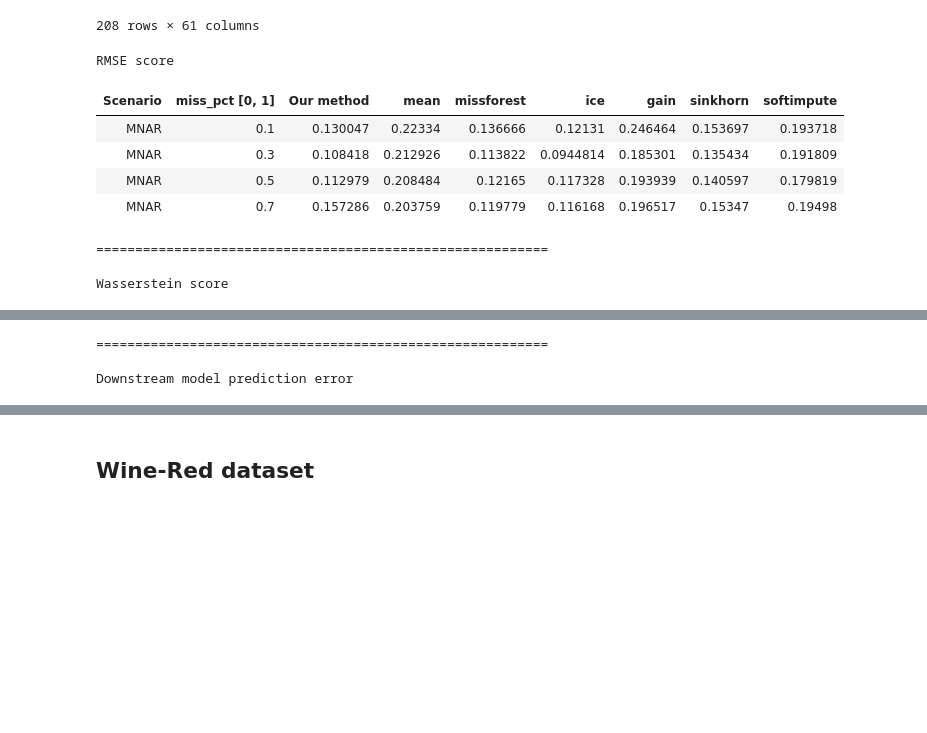
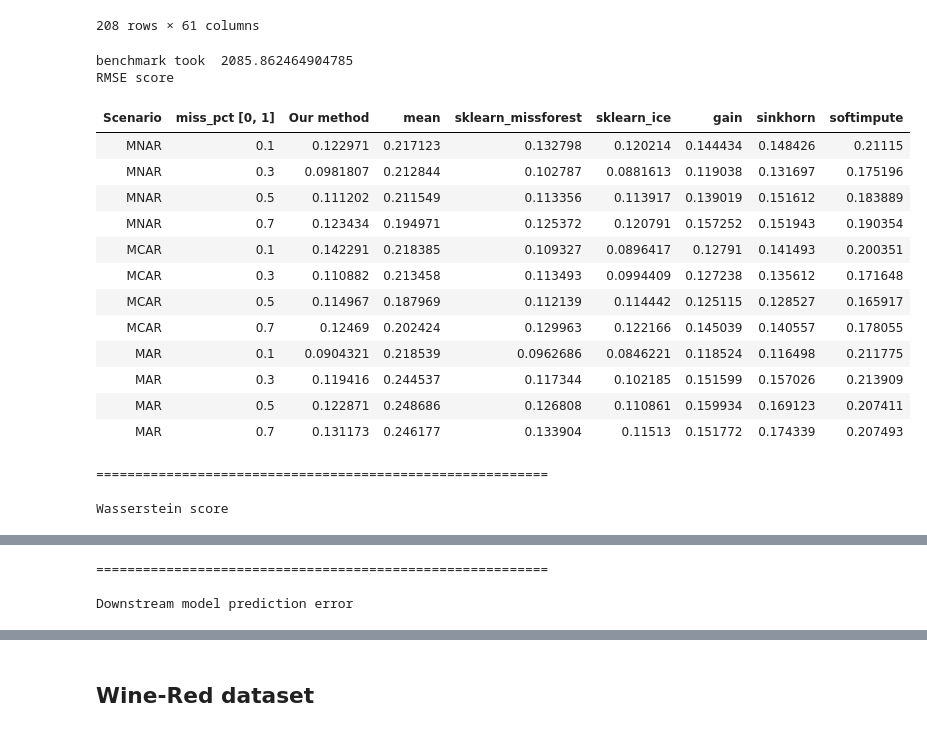
Before and after one commit to vanderschaarlab/hyperimpute, a Jupyter notebook: tutorials/tutorial_03_hyperimpute_with_hyperband.ipynb, the cells around one changed output, grey strips where cells are left out. Cells and saved outputs as stored; diff of their text form; code cells hidden in the pictures; blank space fills up the shorter version.

```diff
--- a/tutorials/tutorial_03_hyperimpute_with_hyperband.ipynb
+++ b/tutorials/tutorial_03_hyperimpute_with_hyperband.ipynb
@@ -55,3 +34,44 @@ def evaluate_dataset_repeated(
+# %%
+from pathlib import Path
+
+def get_imputer():
+    return imputers.get("hyperimpute",
+        optimizer = "hyperband"
+    )
+
+def save_results(fname, results):
+    path = Path("tutorial_03_hyperimpute_with_hyperband")
+    path.mkdir(parents=True, exist_ok=True)
+
+    out = path / fname
+
+    with open(out, 'w') as outfile:
+        json.dump(results, outfile)
+
+def evaluate_dataset_repeated(
+    name,
+    X_raw,
+    y,
+    ref_methods=["mean", "sklearn_missforest", "sklearn_ice",
+                 "gain", "sinkhorn", "softimpute"],
+    scenarios=["MNAR", "MCAR", "MAR"],
+    miss_pct=[0.1, 0.3, 0.5, 0.7],
+    n_iter=1,
+    debug=False,
+):
+    results = evaluate_dataset_repeated_internal(
+        name = name,
+        evaluated_model = get_imputer(),
+        X_raw = X_raw,
+        y = y,
+        ref_methods=ref_methods,
+        scenarios=scenarios,
+        miss_pct=miss_pct,
+        n_iter=n_iter,
+        debug=debug,
+    )
+
+    save_results(name, results)
 # %% [markdown]
 ## Sanity check in  debug mode
 # %%
@@ -548,16 +693,25 @@ df
 # %%
 last_col = df.columns[-1]
 y = (df[last_col] == 'M').astype(int)
 X_raw = df.drop(columns = [last_col])
 
-evaluate_dataset_repeated("connectionist_sonar", X_raw, y)
+evaluate_dataset_repeated("sonar", X_raw, y)
 # %% [output]
+benchmark took  2085.862464904785
 RMSE score
-| Scenario | miss_pct [0, 1] | Our method | mean | missforest | ice | gain | sinkhorn | softimpute |
-| MNAR | 0.1 | 0.130047 | 0.22334 | 0.136666 | 0.12131 | 0.246464 | 0.153697 | 0.193718 |
-| MNAR | 0.3 | 0.108418 | 0.212926 | 0.113822 | 0.0944814 | 0.185301 | 0.135434 | 0.191809 |
-| MNAR | 0.5 | 0.112979 | 0.208484 | 0.12165 | 0.117328 | 0.193939 | 0.140597 | 0.179819 |
-| MNAR | 0.7 | 0.157286 | 0.203759 | 0.119779 | 0.116168 | 0.196517 | 0.15347 | 0.19498 |
+| Scenario | miss_pct [0, 1] | Our method | mean | sklearn_missforest | sklearn_ice | gain | sinkhorn | softimpute |
+| MNAR | 0.1 | 0.122971 | 0.217123 | 0.132798 | 0.120214 | 0.144434 | 0.148426 | 0.21115 |
+| MNAR | 0.3 | 0.0981807 | 0.212844 | 0.102787 | 0.0881613 | 0.119038 | 0.131697 | 0.175196 |
+| MNAR | 0.5 | 0.111202 | 0.211549 | 0.113356 | 0.113917 | 0.139019 | 0.151612 | 0.183889 |
+| MNAR | 0.7 | 0.123434 | 0.194971 | 0.125372 | 0.120791 | 0.157252 | 0.151943 | 0.190354 |
+| MCAR | 0.1 | 0.142291 | 0.218385 | 0.109327 | 0.0896417 | 0.12791 | 0.141493 | 0.200351 |
+| MCAR | 0.3 | 0.110882 | 0.213458 | 0.113493 | 0.0994409 | 0.127238 | 0.135612 | 0.171648 |
+| MCAR | 0.5 | 0.114967 | 0.187969 | 0.112139 | 0.114442 | 0.125115 | 0.128527 | 0.165917 |
+| MCAR | 0.7 | 0.12469 | 0.202424 | 0.129963 | 0.122166 | 0.145039 | 0.140557 | 0.178055 |
+| MAR | 0.1 | 0.0904321 | 0.218539 | 0.0962686 | 0.0846221 | 0.118524 | 0.116498 | 0.211775 |
+| MAR | 0.3 | 0.119416 | 0.244537 | 0.117344 | 0.102185 | 0.151599 | 0.157026 | 0.213909 |
+| MAR | 0.5 | 0.122871 | 0.248686 | 0.126808 | 0.110861 | 0.159934 | 0.169123 | 0.207411 |
+| MAR | 0.7 | 0.131173 | 0.246177 | 0.133904 | 0.11513 | 0.151772 | 0.174339 | 0.207493 |
 ==========================================================
 
 Wasserstein score
```
Also changed, not shown: parts of 42 cells of this notebook.
